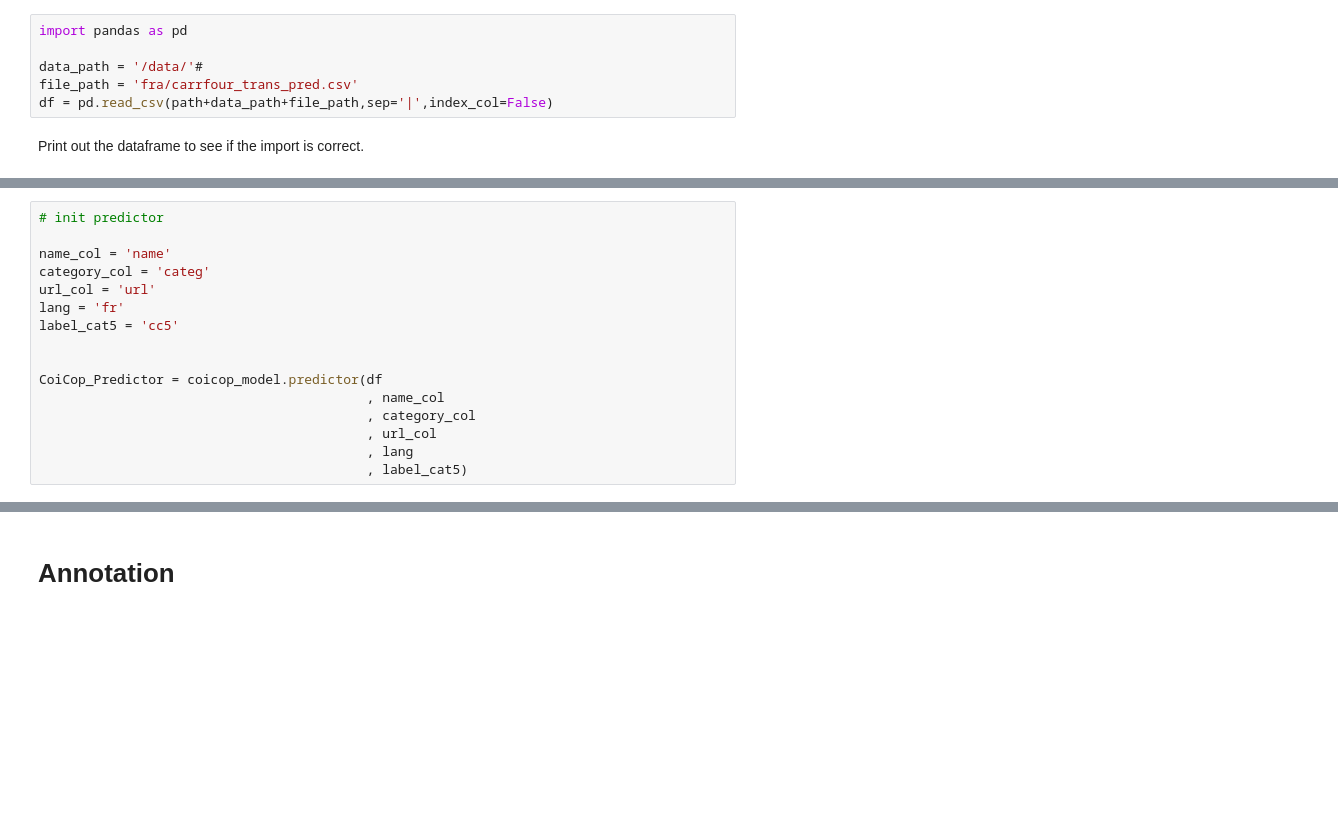
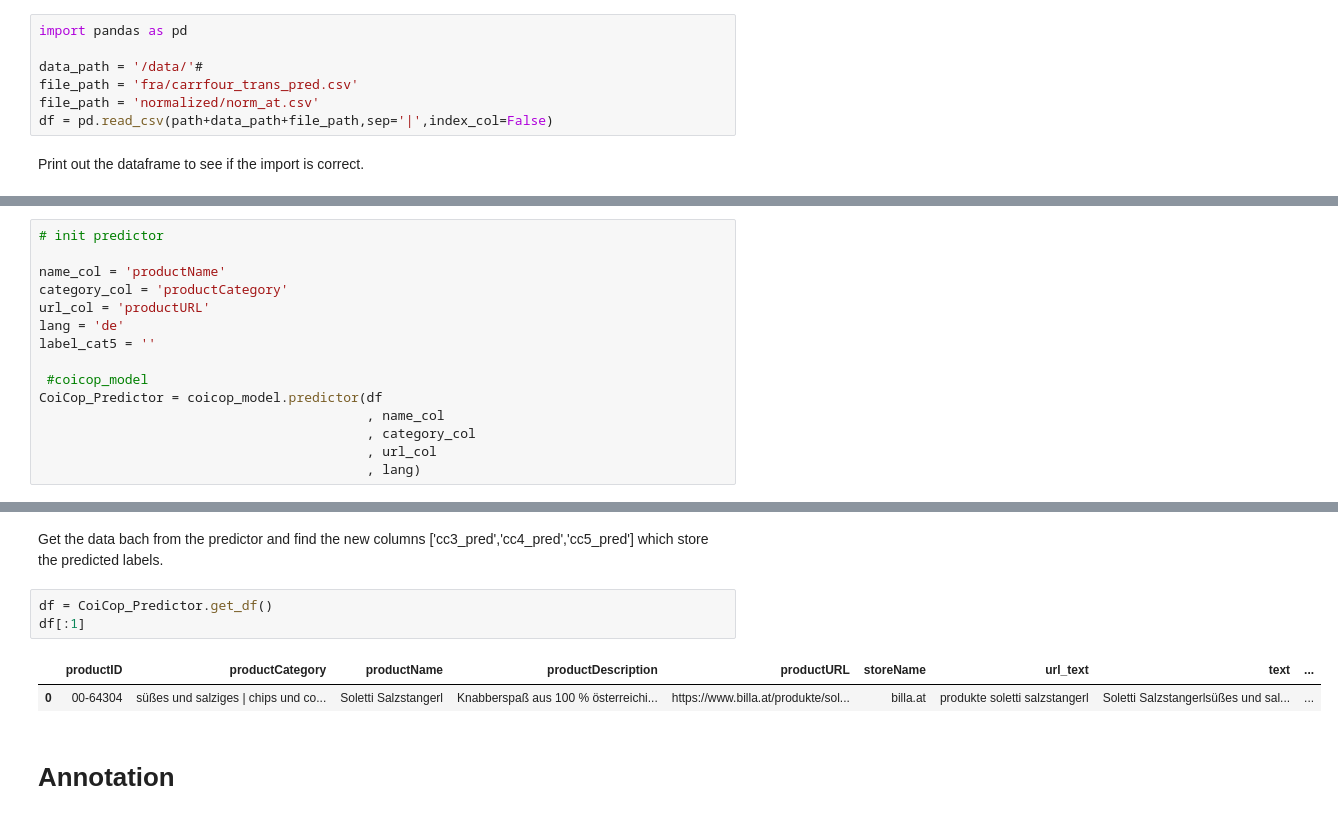
Before and after one commit to ELehmann91/Thesis_Multilingual_Transferlearning, a Jupyter notebook: Text_Annotation_Tool.ipynb, the cells around one changed output, grey strips where cells are left out. Drawn from its saved outputs; the diff is of its cells as text; blank space fills up the shorter version.

```diff
--- a/Text_Annotation_Tool.ipynb
+++ b/Text_Annotation_Tool.ipynb
@@ -89,6 +83,7 @@ import pandas as pd
 
 data_path = '/data/'#
 file_path = 'fra/carrfour_trans_pred.csv'
+file_path = 'normalized/norm_at.csv'
 df = pd.read_csv(path+data_path+file_path,sep='|',index_col=False)
 # %% [markdown]
 Print out the dataframe to see if the import is correct.
@@ -247,18 +119,17 @@ import coicop_model
 # %%
 # init predictor
 
-name_col = 'name'
-category_col = 'categ'
-url_col = 'url'
-lang = 'fr'
-label_cat5 = 'cc5'
+name_col = 'productName'
+category_col = 'productCategory'
+url_col = 'productURL'
+lang = 'de'
+label_cat5 = ''
 
-
+ #coicop_model
 CoiCop_Predictor = coicop_model.predictor(df
                                           , name_col
                                           , category_col
                                           , url_col
-                                          , lang
-                                          , label_cat5)
+                                          , lang)
 # %% [output]
 using name, category and words in url as input
@@ -270,3 +182,11 @@ CoiCop_Predictor.predict()
+# %% [markdown]
+Get the data bach from the predictor and find the new columns ['cc3_pred','cc4_pred','cc5_pred'] which store the predicted labels.
+# %%
+df = CoiCop_Predictor.get_df()
+df[:1]
+# %% [output]
+|  | productID | productCategory | productName | productDescription | productURL | storeName | url_text | text | ... |
+| 0 | 00-64304 | süßes und salziges | chips und co... | Soletti Salzstangerl | Knabberspaß aus 100 % österreichi... | https://www.billa.at/produkte/sol... | billa.at | produkte soletti salzstangerl | Soletti Salzstangerlsüßes und sal... | ... |
 # %% [markdown]
 # Annotation
 # %% [markdown]
```
Also changed, not shown: parts of 28 cells of this notebook.
